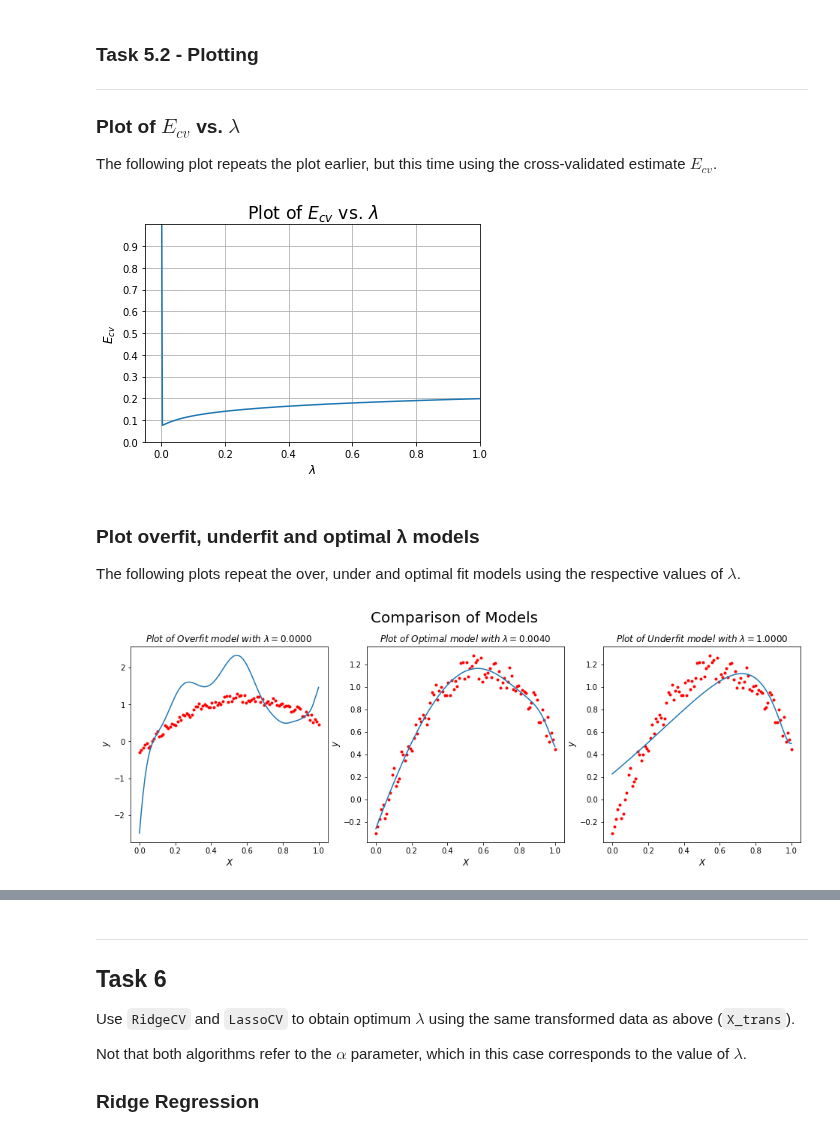
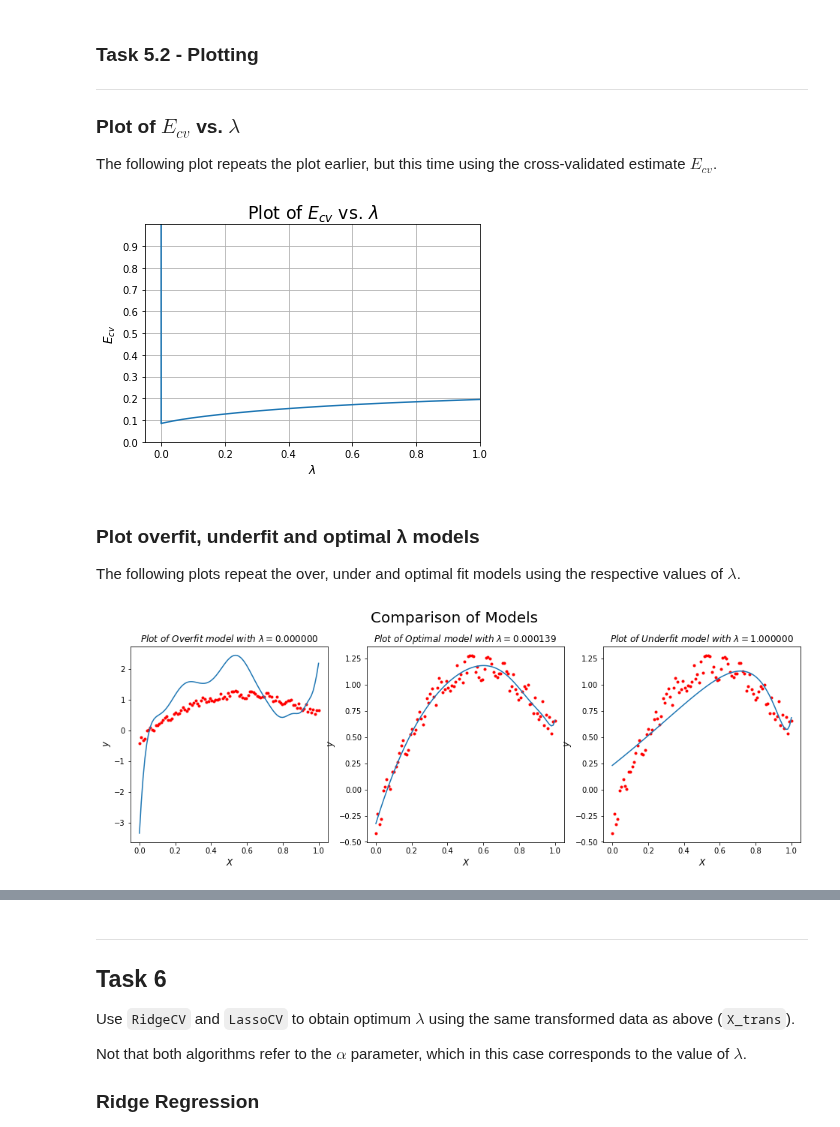
Before and after one commit to vipulpopat/MSCAI_Sem1_Etivity4, a Jupyter notebook: Etivity4_CE6002_18195326.ipynb, the cells around one changed output, grey strips where cells are left out. Saved outputs shown, nothing was run; the diff lists cells and outputs as text; code cells hidden in the pictures.

```diff
--- a/Etivity4_CE6002_18195326.ipynb
+++ b/Etivity4_CE6002_18195326.ipynb
@@ -91,7 +93,8 @@ eout=[]
 weights=[]
 
 # Calculate over a range from 0 to 1.  Expected to cover a range from underfitting to overfitting
-lambdas = np.linspace(0, 1, num=250)
+lambdas = np.logspace(-6, 0, num=1000)
+lambdas = np.insert(lambdas, 0, 0)
 
 X_trans = transPoly(X,50)
 # random_state fixed to get reproducible (and 'good'! :-)) results
@@ -170,7 +173,7 @@ def plot_lambda_models (lambda_vals, X_train, y_train):
         ax.plot(X, model_y)
 
         # Graph cleanup
-        ax.set_title(f"Plot of {plot} model with $\lambda = {l_val:.4f}$", fontsize='large', fontstyle='italic')
+        ax.set_title(f"Plot of {plot} model with $\lambda = {l_val:.6f}$", fontsize='large', fontstyle='italic')
         ax.set_xlabel("X", fontsize='large', fontstyle='italic')
         ax.set_ylabel("y", fontsize='large', fontstyle='italic')
 
@@ -225,7 +230,4 @@ Once we have the optimal $\lambda$ value we can use it to generate new weights,
 # %%
-# Split the data to get a hold-out test set
-X_cv, X_test, y_cv, y_test = train_test_split(X_trans, y, train_size=0.9, random_state =5)
-
 # Store the results of each fold (best results of experiment in fold)
 cv_ein=[]
 cv_eout=[]
@@ -234,7 +236,7 @@ cv_lambda=[]
 
 # Split the data into 10 folds for training.  Have the data shuffled before the split
 # Shuffling will have been done by train_test_split so may not be required, but extra shuffle won't hurt
-k_fold = KFold(n_splits=K_FOLDS, shuffle=True, random_state=42)
+k_fold = KFold(n_splits=10, shuffle=True, random_state=42)
 
 # For each lambda, need to train using CV
 #                  need to calculate Ecv for that lambda
@@ -247,11 +249,11 @@ for l in lambdas:
         e_val = []
 
         # Keep track of fold we're in, just in case
-        for fold, (train_idx, test_idx) in enumerate(k_fold.split(X_cv)):
+        for fold, (train_idx, test_idx) in enumerate(k_fold.split(X_train)):
 
             # Get the training and validation data sets
-            Dtrain_X, Dval_X = X_cv[train], X_cv[test]
-            Dtrain_y, Dval_y = y_cv[train], y_cv[test]
+            Dtrain_X, Dval_X = X_train[train_idx], X_train[test_idx]
+            Dtrain_y, Dval_y = y_train[train_idx], y_train[test_idx]
 
             # Just calculate the validation accuracy here.  The in-sample is not relevant for optimising lambda
             w = weights_reg(Dtrain_X, Dtrain_y, l)
@@ -304,7 +306,7 @@ plt.grid()
 
 plt.show()
 # %% [output]
-[figure, old version]
+[figure, new version]
 # %% [markdown]
 ### Plot overfit, underfit and optimal  λ  models
 
@@ -312,10 +314,10 @@ The following plots repeat the over, under and optimal fit models using the resp
 # %%
 # Create the inputs for the plotting and call the plot function
 plot_dict = {"Overfit": 0, "Optimal": opt_lambda, "Underfit": lambdas[-1]}
 
-plot_lambda_models(plot_dict, X_cv, y_cv)
+plot_lambda_models(plot_dict, X_train, y_train)
 # %% [output]
-[figure, old version]
+[figure, new version]
 # %% [markdown]
 ### Conclusions for Task 5
 
```
Also changed, not shown: parts of 21 cells of this notebook.
